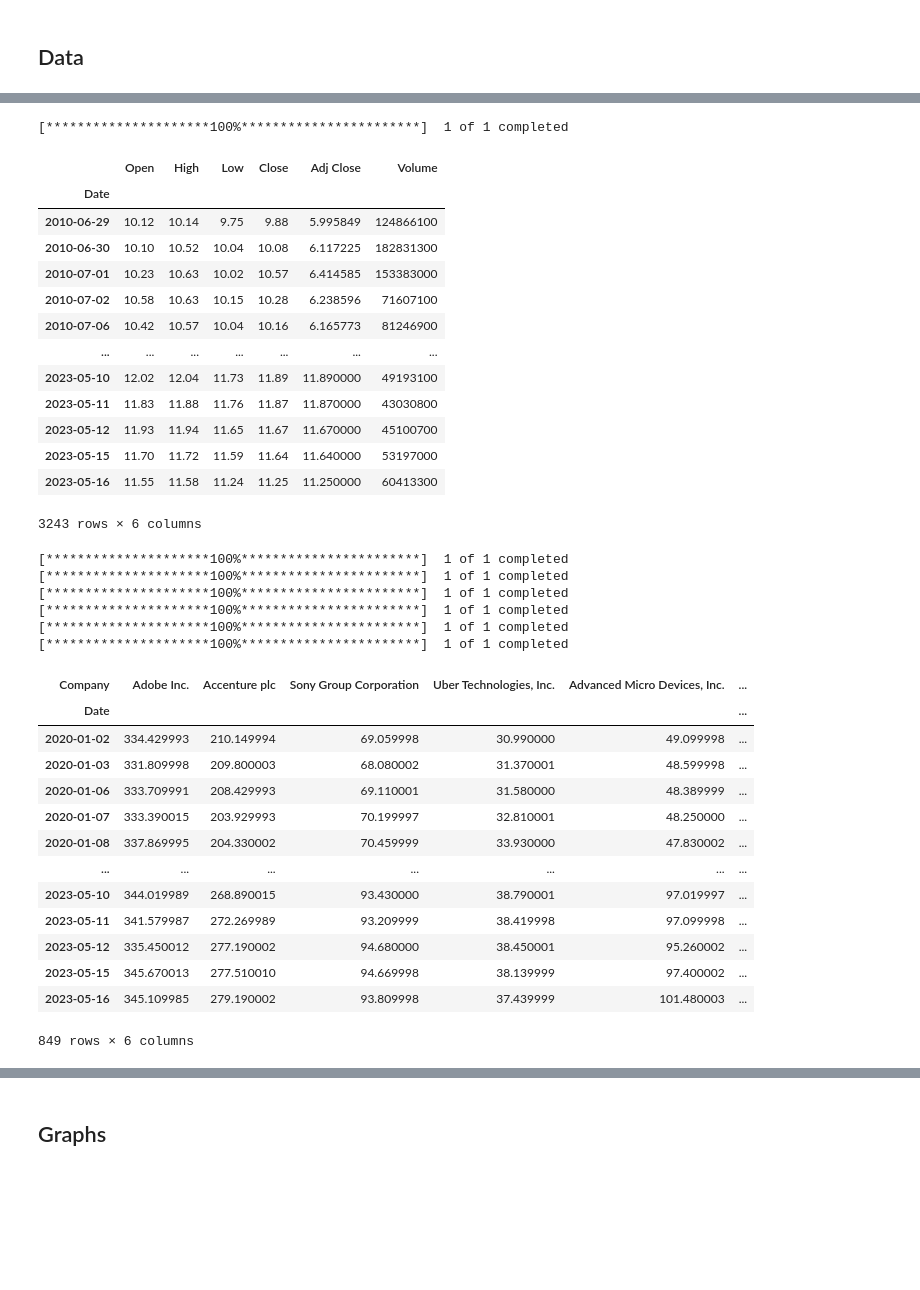
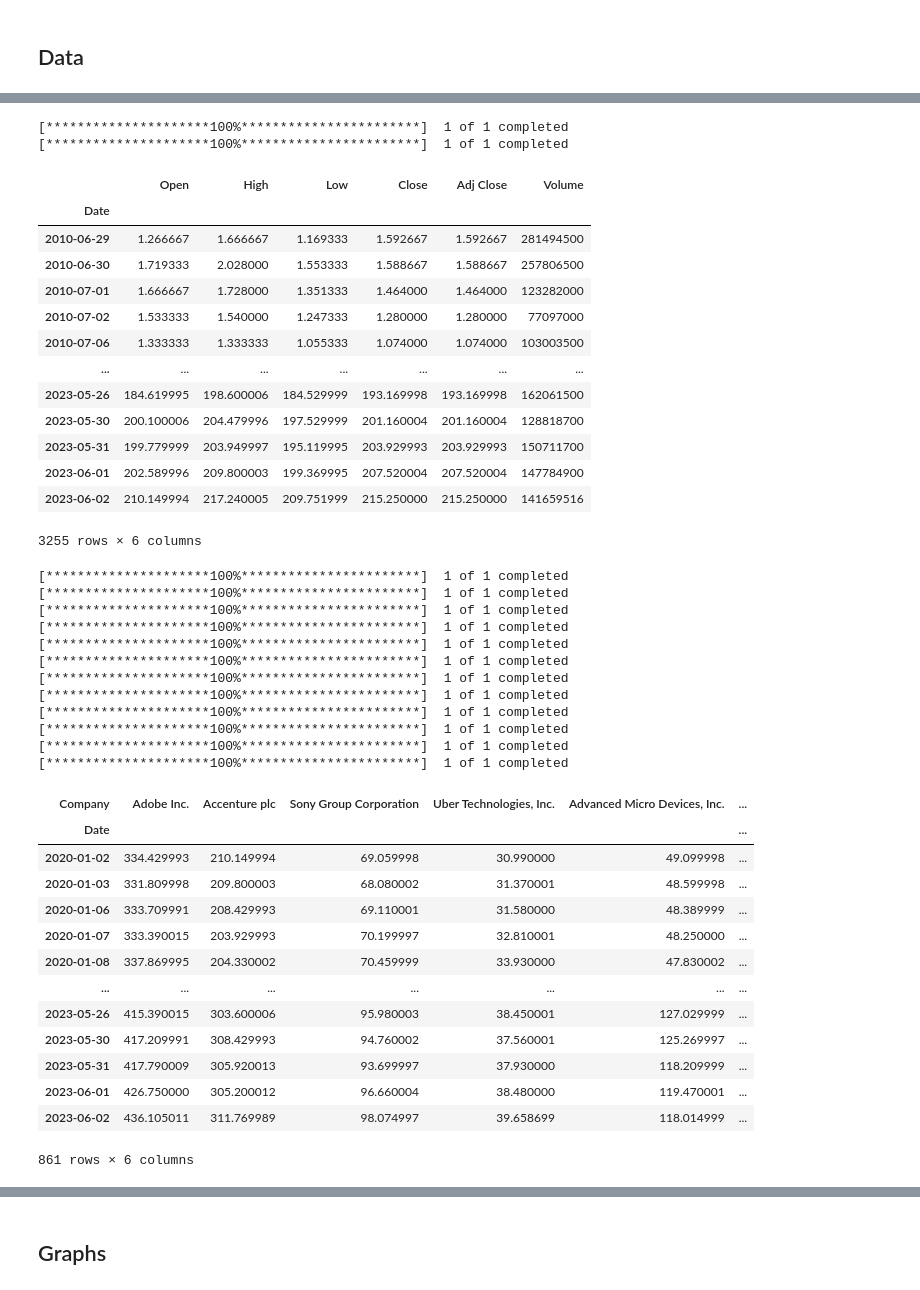
Before and after one commit to Batuhan-Yildirim/Finance_Project, a Jupyter notebook: Graphs/Matplotlib_Graphs.ipynb, the cells around one changed output, grey strips where cells are left out. Cells and saved outputs as stored; diff of their text form; code cells hidden in the pictures; blank space fills up the shorter version.

```diff
--- a/Graphs/Matplotlib_Graphs.ipynb
+++ b/Graphs/Matplotlib_Graphs.ipynb
@@ -37,37 +36,36 @@ TSLA_Data
 # %%
-Ford_ticker = Data_Sets.Yahoo_Finance("F")
-Ford_data   = Ford_ticker.get_data(start_date = "2010-06-29")
+Ford_data = DataSets.YahooFinance("TSLA","StockPrices",start_date = "2010-06-29")
 Ford_data
 # %% [output]
 [*********************100%***********************]  1 of 1 completed
+[*********************100%***********************]  1 of 1 completed
 |  | Open | High | Low | Close | Adj Close | Volume |
 | Date |  |  |  |  |  |  |
-| 2010-06-29 | 10.12 | 10.14 | 9.75 | 9.88 | 5.995849 | 124866100 |
-| 2010-06-30 | 10.10 | 10.52 | 10.04 | 10.08 | 6.117225 | 182831300 |
-| 2010-07-01 | 10.23 | 10.63 | 10.02 | 10.57 | 6.414585 | 153383000 |
-| 2010-07-02 | 10.58 | 10.63 | 10.15 | 10.28 | 6.238596 | 71607100 |
-| 2010-07-06 | 10.42 | 10.57 | 10.04 | 10.16 | 6.165773 | 81246900 |
+| 2010-06-29 | 1.266667 | 1.666667 | 1.169333 | 1.592667 | 1.592667 | 281494500 |
+| 2010-06-30 | 1.719333 | 2.028000 | 1.553333 | 1.588667 | 1.588667 | 257806500 |
+| 2010-07-01 | 1.666667 | 1.728000 | 1.351333 | 1.464000 | 1.464000 | 123282000 |
+| 2010-07-02 | 1.533333 | 1.540000 | 1.247333 | 1.280000 | 1.280000 | 77097000 |
+| 2010-07-06 | 1.333333 | 1.333333 | 1.055333 | 1.074000 | 1.074000 | 103003500 |
 | ... | ... | ... | ... | ... | ... | ... |
-| 2023-05-10 | 12.02 | 12.04 | 11.73 | 11.89 | 11.890000 | 49193100 |
-| 2023-05-11 | 11.83 | 11.88 | 11.76 | 11.87 | 11.870000 | 43030800 |
-| 2023-05-12 | 11.93 | 11.94 | 11.65 | 11.67 | 11.670000 | 45100700 |
-| 2023-05-15 | 11.70 | 11.72 | 11.59 | 11.64 | 11.640000 | 53197000 |
-| 2023-05-16 | 11.55 | 11.58 | 11.24 | 11.25 | 11.250000 | 60413300 |
+| 2023-05-26 | 184.619995 | 198.600006 | 184.529999 | 193.169998 | 193.169998 | 162061500 |
+| 2023-05-30 | 200.100006 | 204.479996 | 197.529999 | 201.160004 | 201.160004 | 128818700 |
+| 2023-05-31 | 199.779999 | 203.949997 | 195.119995 | 203.929993 | 203.929993 | 150711700 |
+| 2023-06-01 | 202.589996 | 209.800003 | 199.369995 | 207.520004 | 207.520004 | 147784900 |
+| 2023-06-02 | 210.149994 | 217.240005 | 209.751999 | 215.250000 | 215.250000 | 141659516 |
-3243 rows × 6 columns
+3255 rows × 6 columns
 # %%
 Same_industry_Companies = ["ADBE","ACN","SONY","UBER","AMD","QCOM"] # Sector: Technology
 
-DataSets = []
+DataSets_list = []
 
 for i in Same_industry_Companies:
-    Company_Data = Data_Sets.Yahoo_Finance(i)
-    Company_Data_get = Company_Data.get_data()
-    DataSets.append(Company_Data_get)
+    Company_Data = DataSets.YahooFinance(i,"StockPrices")
+    DataSets_list.append(Company_Data)
 
 Companies_Data_Sets = {}
 
-for i in np.arange(0,len(DataSets)):
-    Companies_Data_Sets[i] = pd.DataFrame(DataSets[i]["Close"])
+for i in np.arange(0,len(DataSets_list)):
+    Companies_Data_Sets[i] = pd.DataFrame(DataSets_list[i]["Close"])
 
 Technology_Companies = pd.DataFrame()
 Technology_Companies["Adobe Inc."] = Companies_Data_Sets[0]
@@ -86,6 +84,12 @@ Technology_Companies
 [*********************100%***********************]  1 of 1 completed
 [*********************100%***********************]  1 of 1 completed
 [*********************100%***********************]  1 of 1 completed
+[*********************100%***********************]  1 of 1 completed
+[*********************100%***********************]  1 of 1 completed
+[*********************100%***********************]  1 of 1 completed
+[*********************100%***********************]  1 of 1 completed
+[*********************100%***********************]  1 of 1 completed
+[*********************100%***********************]  1 of 1 completed
 | Company | Adobe Inc. | Accenture plc | Sony Group Corporation | Uber Technologies, Inc. | Advanced Micro Devices, Inc. | ... |
 | Date |  |  |  |  |  | ... |
 | 2020-01-02 | 334.429993 | 210.149994 | 69.059998 | 30.990000 | 49.099998 | ... |
@@ -94,12 +98,12 @@ Technology_Companies
 | 2020-01-07 | 333.390015 | 203.929993 | 70.199997 | 32.810001 | 48.250000 | ... |
 | 2020-01-08 | 337.869995 | 204.330002 | 70.459999 | 33.930000 | 47.830002 | ... |
 | ... | ... | ... | ... | ... | ... | ... |
-| 2023-05-10 | 344.019989 | 268.890015 | 93.430000 | 38.790001 | 97.019997 | ... |
-| 2023-05-11 | 341.579987 | 272.269989 | 93.209999 | 38.419998 | 97.099998 | ... |
-| 2023-05-12 | 335.450012 | 277.190002 | 94.680000 | 38.450001 | 95.260002 | ... |
-| 2023-05-15 | 345.670013 | 277.510010 | 94.669998 | 38.139999 | 97.400002 | ... |
-| 2023-05-16 | 345.109985 | 279.190002 | 93.809998 | 37.439999 | 101.480003 | ... |
+| 2023-05-26 | 415.390015 | 303.600006 | 95.980003 | 38.450001 | 127.029999 | ... |
+| 2023-05-30 | 417.209991 | 308.429993 | 94.760002 | 37.560001 | 125.269997 | ... |
+| 2023-05-31 | 417.790009 | 305.920013 | 93.699997 | 37.930000 | 118.209999 | ... |
+| 2023-06-01 | 426.750000 | 305.200012 | 96.660004 | 38.480000 | 119.470001 | ... |
+| 2023-06-02 | 436.105011 | 311.769989 | 98.074997 | 39.658699 | 118.014999 | ... |
-849 rows × 6 columns
+861 rows × 6 columns
 # %%
 Tickers = ["TSLA","AAPL","F","C","MCD","BA","IBM","BLK","MSFT","GOOG","GE"]
 
```
Also changed, not shown: parts of 9 cells of this notebook, 2 other files.
